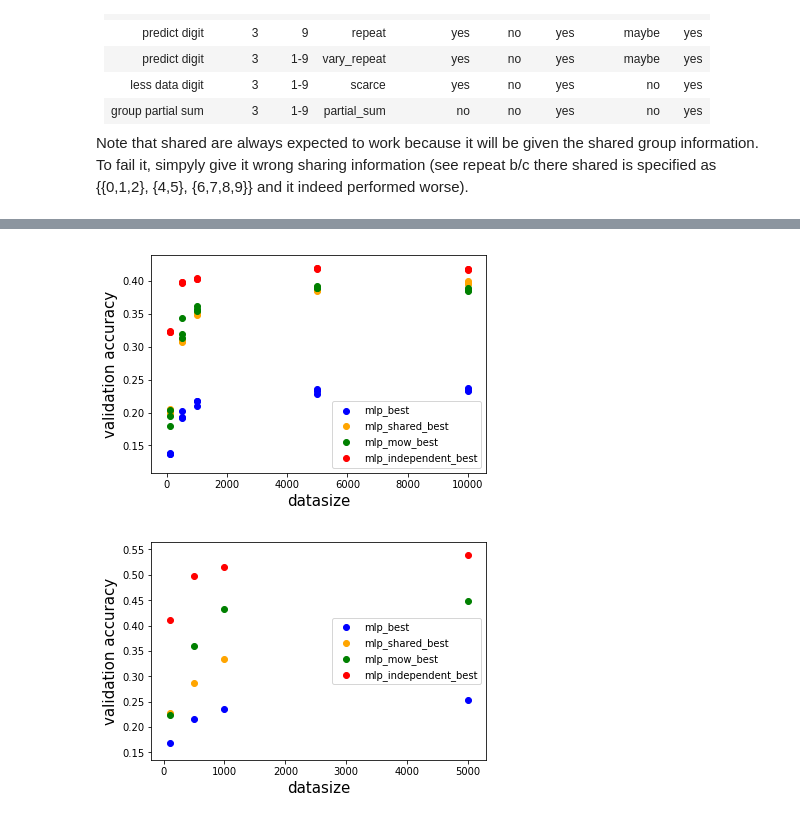
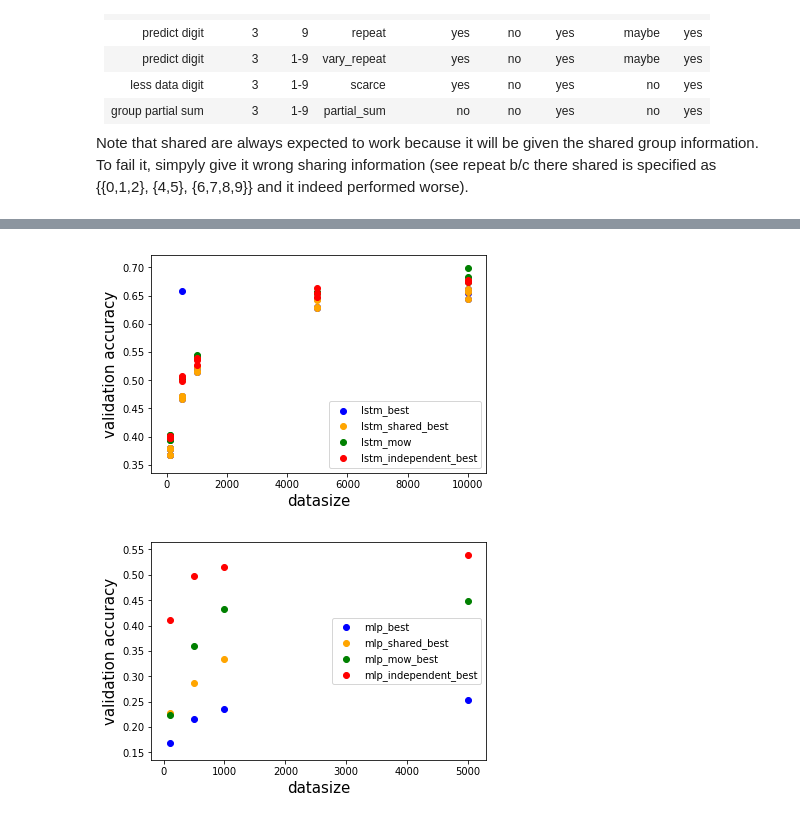
Before and after one commit to nathanwang000/sequence_fun, a Jupyter notebook: sequence_fun_evaluation.ipynb, the cells around one changed output, grey strips where cells are left out. Cells and saved outputs as stored; diff of their text form; code cells hidden in the pictures.

```diff
--- a/sequence_fun_evaluation.ipynb
+++ b/sequence_fun_evaluation.ipynb
@@ -70,19 +29,0 @@ min_length, max_length = 5, 5
-# %%
-from lib.experiment import PartialSum
-
-ps = PartialSum()
-ps.min_length = 1
-ps.max_length = 3
-ps.share_cycle = 3
-ps.set_target_function()
-
-data = ps.gen_data(train_set)
-data.debug_mode()
-xs, ys = data._random_one()
-
-print(ps.target_function)
-print(ys)
-
-for x in xs:
-    plt.matshow(x.view(28,28).numpy())
-    plt.show()
@@ -175,20 +111,20 @@ def plot_datasize(data_dir_prefix, patterns, fontsize=15, colors=['blue', 'orang
     plt.ylabel('validation accuracy', fontsize=fontsize)
     plt.show()
 # %%
-data_dir_prefix = 'mo_models/partial_sum'
+data_dir_prefix = 'mo_models/partial_sum3'
 
 mlp_models = ['mlp_best*',
               'mlp_shared_best*',
               'mlp_mow*_best*',
               'mlp_independent_best*']
 rnn_models = ['lstm_best*',
               'lstm_shared_best**',
               'lstm_mow*_best*',
               'lstm_independent_best*']
 
-plot_datasize(data_dir_prefix, mlp_models)
+plot_datasize(data_dir_prefix, rnn_models)
 # %% [output]
-[figure, old version]
+[figure, new version]
 # %%
 data_dir_prefix = 'mo_models/partial_sum2'
 
```
Also changed, not shown: parts of 7 cells of this notebook, 2 other files.
